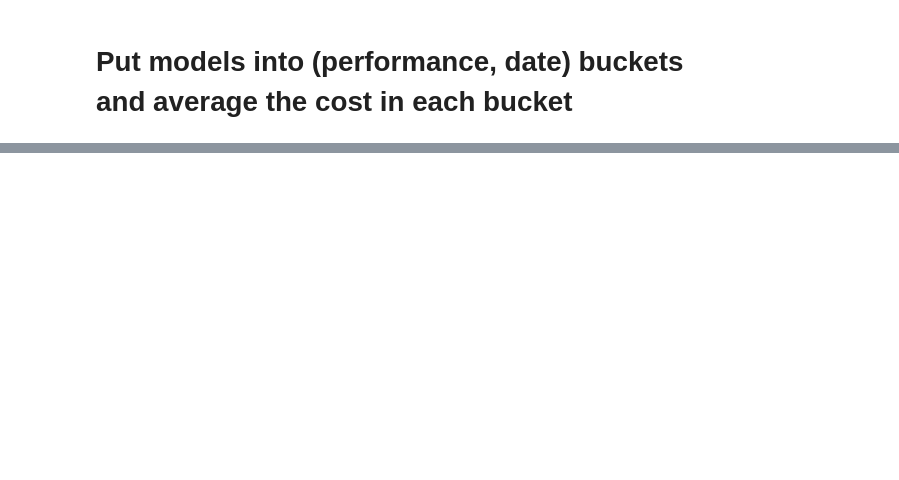
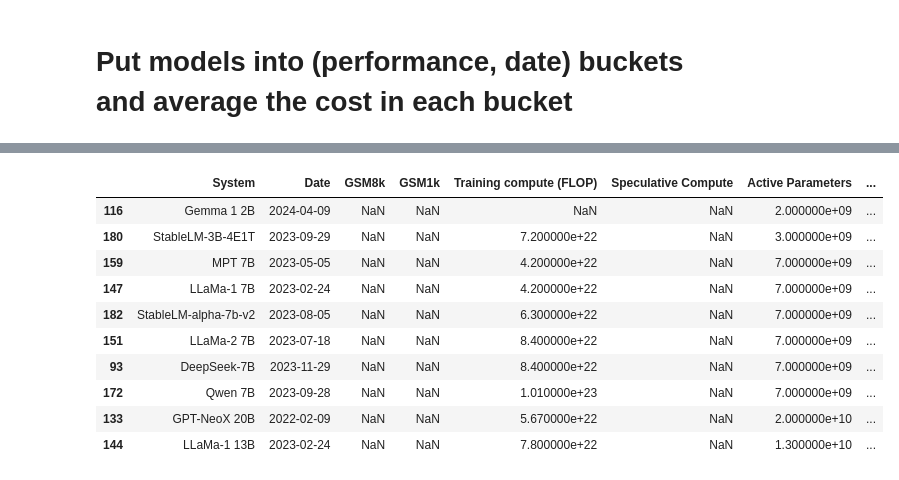
Before and after one commit to epoch-research/llm-benchmark-efficiency, a Jupyter notebook: benchmark_analysis.ipynb, the cells around one changed output, grey strips where cells are left out. Cells and saved outputs as stored; diff of their text form; code cells hidden in the pictures; blank space fills up the shorter version.

```diff
--- a/benchmark_analysis.ipynb
+++ b/benchmark_analysis.ipynb
@@ -724,0 +748,7 @@ Name: log_compute, dtype: float64
+# %%
+# Perform PCA on 'Active Parameters' and 'MMLU'
+pca = PCA(n_components=2)
+pca.fit(filtered_reg_df[['log_params', benchmark_to_analyze]])
+filtered_reg_df['pca_1'] = pca.transform(filtered_reg_df[['log_params', benchmark_to_analyze]])[:, 0]
+filtered_reg_df['pca_2'] = pca.transform(filtered_reg_df[['log_params', benchmark_to_analyze]])[:, 1]
+filtered_reg_df.head()
@@ -724,0 +821,16 @@ Name: log_compute, dtype: float64
+# %%
+price_performance_df = filtered_reg_df.copy()
+price_performance_df['price_performance'] = price_performance_df[cost_var] + price_performance_df[benchmark_to_analyze + '_log_error']
+price_performance_df.sort_values(by='price_performance', ascending=True).head(10)
+# %% [output]
+|  | System | Date | GSM8k | GSM1k | Training compute (FLOP) | Speculative Compute | Active Parameters | ... |
+| 116 | Gemma 1 2B | 2024-04-09 | NaN | NaN | NaN | NaN | 2.000000e+09 | ... |
+| 180 | StableLM-3B-4E1T | 2023-09-29 | NaN | NaN | 7.200000e+22 | NaN | 3.000000e+09 | ... |
+| 159 | MPT 7B | 2023-05-05 | NaN | NaN | 4.200000e+22 | NaN | 7.000000e+09 | ... |
+| 147 | LLaMa-1 7B | 2023-02-24 | NaN | NaN | 4.200000e+22 | NaN | 7.000000e+09 | ... |
+| 182 | StableLM-alpha-7b-v2 | 2023-08-05 | NaN | NaN | 6.300000e+22 | NaN | 7.000000e+09 | ... |
+| 151 | LLaMa-2 7B | 2023-07-18 | NaN | NaN | 8.400000e+22 | NaN | 7.000000e+09 | ... |
+| 93 | DeepSeek-7B | 2023-11-29 | NaN | NaN | 8.400000e+22 | NaN | 7.000000e+09 | ... |
+| 172 | Qwen 7B | 2023-09-28 | NaN | NaN | 1.010000e+23 | NaN | 7.000000e+09 | ... |
+| 133 | GPT-NeoX 20B | 2022-02-09 | NaN | NaN | 5.670000e+22 | NaN | 2.000000e+10 | ... |
+| 144 | LLaMa-1 13B | 2023-02-24 | NaN | NaN | 7.800000e+22 | NaN | 1.300000e+10 | ... |
```
Also changed, not shown: parts of 24 cells of this notebook, 2 other files.
